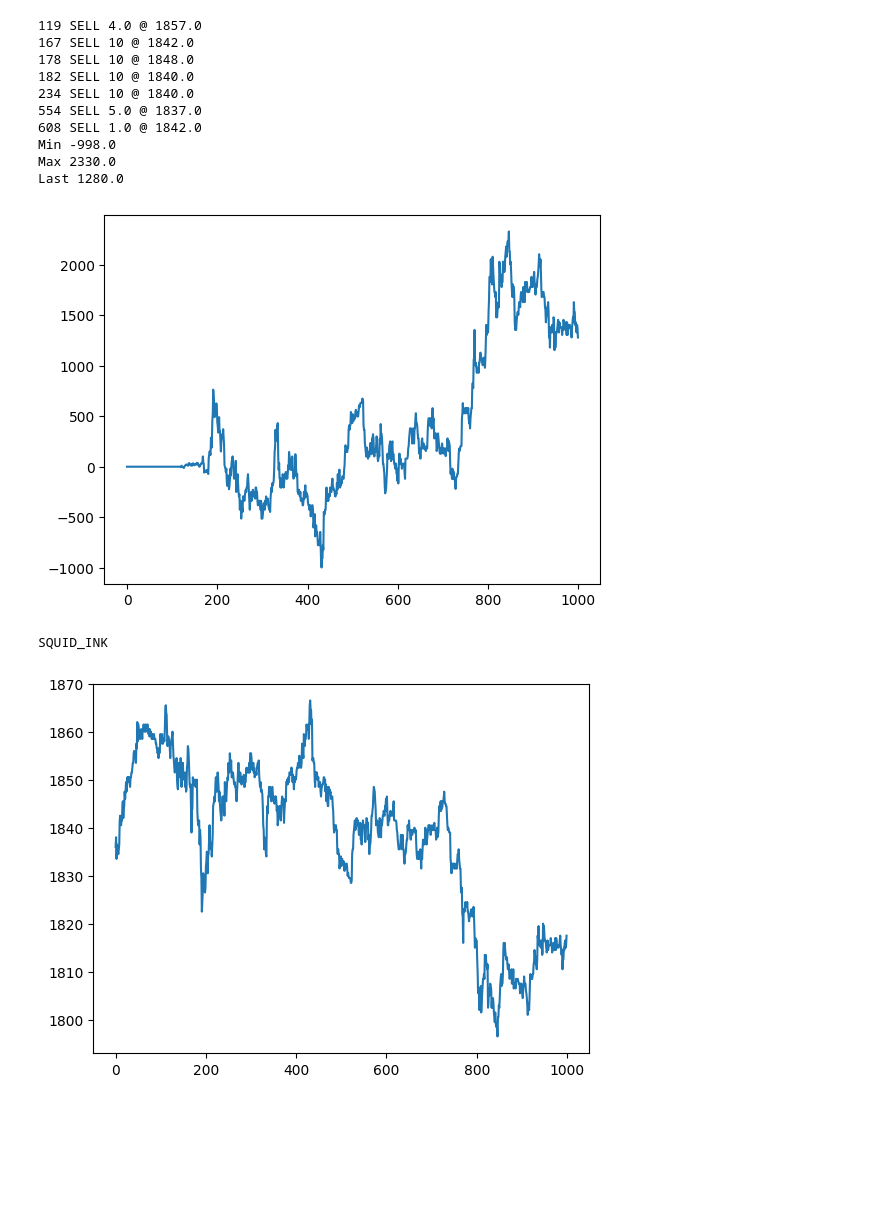
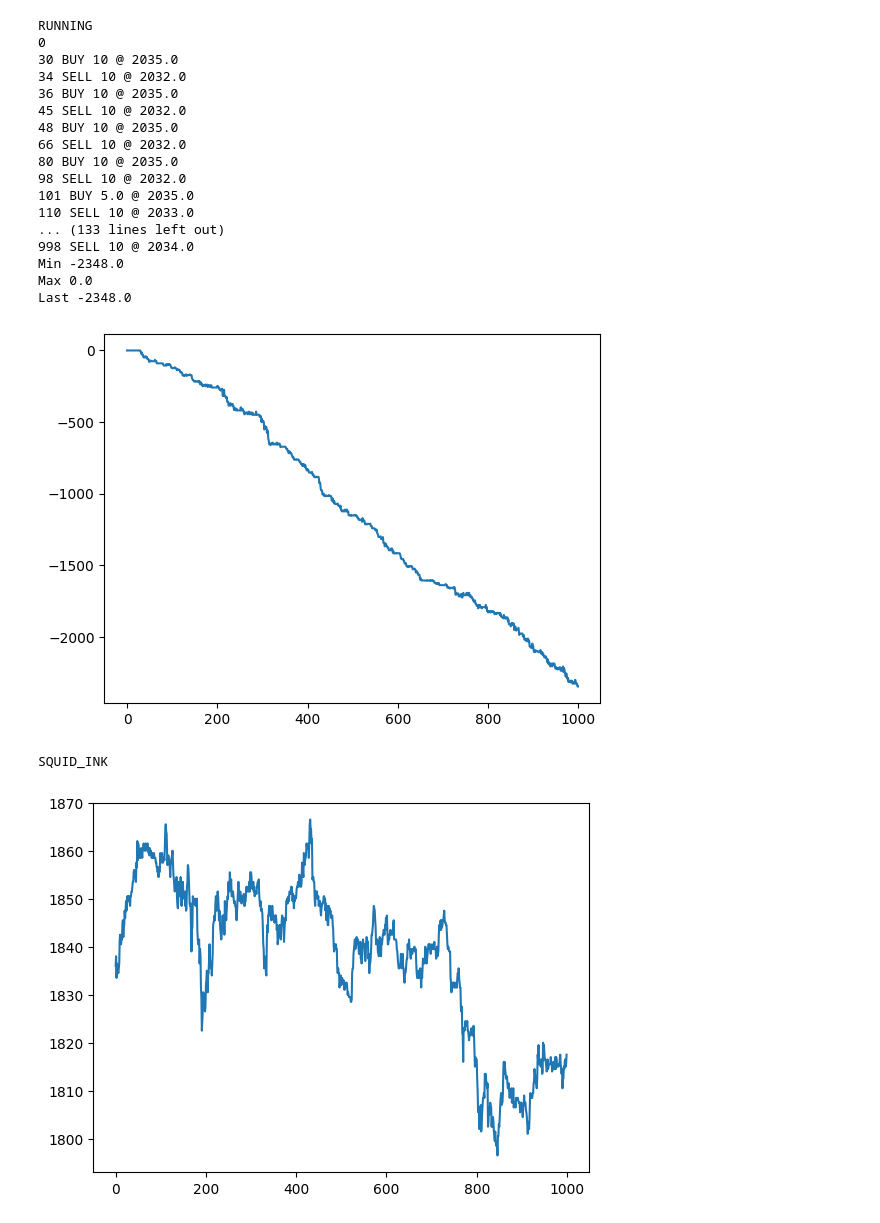
Before and after one commit to nkiselov/IMC_TRADE_BOT, a Jupyter notebook: simulatorRun.ipynb, the cells around one changed output. Cells and saved outputs as stored; diff of their text form; code cells hidden in the pictures; blank space fills up the shorter version.

```diff
--- a/simulatorRun.ipynb
+++ b/simulatorRun.ipynb
@@ -1,30 +1,42 @@
 # %%
 import importlib
 
 import round1.big_squid_attack as trading
 import simulator
 importlib.reload(trading)
 importlib.reload(simulator)
 
 Trader = trading.Trader
 Simulator = simulator.Simulator
 
 trader = Trader()
-# sim = Simulator("r1_bad_money.csv")
-sim = Simulator("r1_bad_money.csv")
+sim = Simulator(["r1_bad_money.csv"])
+# sim = Simulator([
+#     "round1data/prices_round_1_day_-2.csv",
+#     "round1data/prices_round_1_day_-1.csv",
+#     "round1data/prices_round_1_day_0.csv"
+# ])
+print("RUNNING")
 sim.runSimul(trader,True)
 # %% [output]
-119 SELL 4.0 @ 1857.0
-167 SELL 10 @ 1842.0
-178 SELL 10 @ 1848.0
-182 SELL 10 @ 1840.0
-234 SELL 10 @ 1840.0
-554 SELL 5.0 @ 1837.0
-608 SELL 1.0 @ 1842.0
-Min -998.0
-Max 2330.0
-Last 1280.0
+RUNNING
+0
+30 BUY 10 @ 2035.0
+34 SELL 10 @ 2032.0
+36 BUY 10 @ 2035.0
+45 SELL 10 @ 2032.0
+48 BUY 10 @ 2035.0
+66 SELL 10 @ 2032.0
+80 BUY 10 @ 2035.0
+98 SELL 10 @ 2032.0
+101 BUY 5.0 @ 2035.0
+110 SELL 10 @ 2033.0
+... (133 lines left out)
+998 SELL 10 @ 2034.0
+Min -2348.0
+Max 0.0
+Last -2348.0
-[figure, old version]
+[figure, new version]
 SQUID_INK
 [figure]
 RAINFOREST_RESIN
```
Also changed, not shown: 12 other files.
